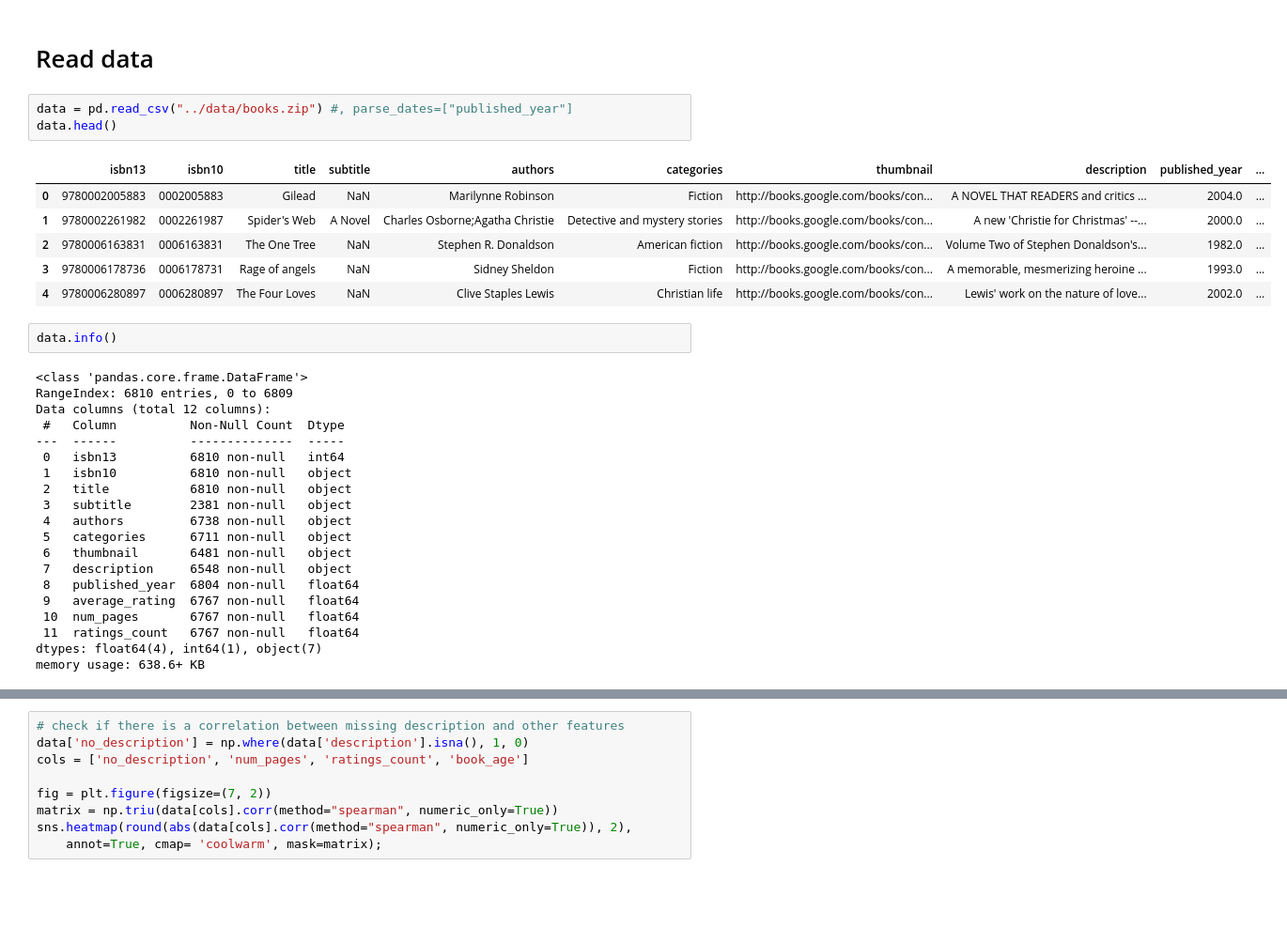
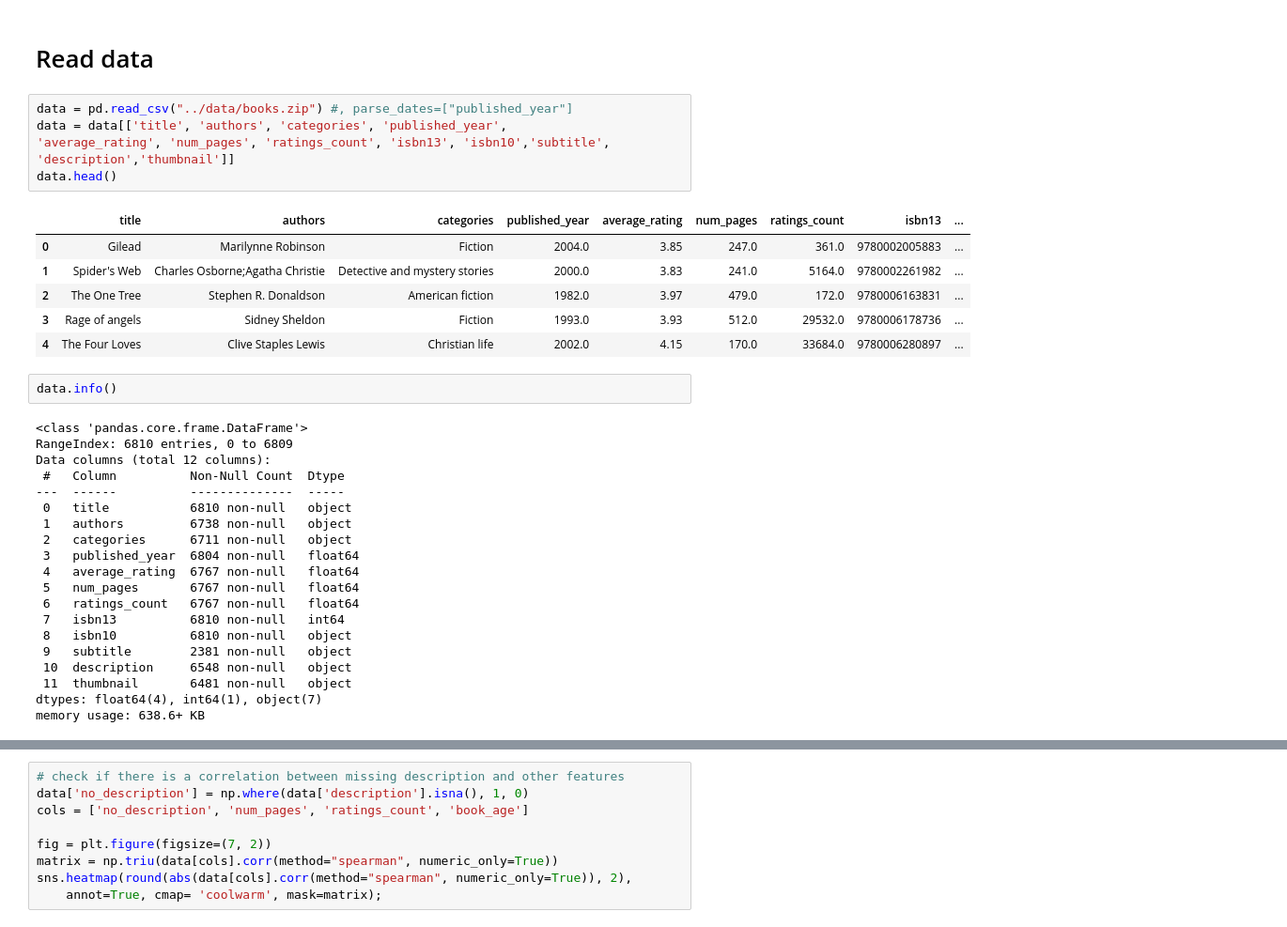
Before and after one commit to Alex1iv/recommend_system, a Jupyter notebook: notebooks/Recommend.ipynb, the cells around one changed output, grey strips where cells are left out. Shown at 94% size. Cells and saved outputs as stored; diff of their text form; blank space fills up the shorter version.

```diff
--- a/notebooks/Recommend.ipynb
+++ b/notebooks/Recommend.ipynb
@@ -47,14 +34,16 @@ pd.options.display.max_colwidth = 150
 # Read data
 # %%
 data = pd.read_csv("../data/books.zip") #, parse_dates=["published_year"]
+data = data[['title', 'authors', 'categories', 'published_year',
+'average_rating', 'num_pages', 'ratings_count', 'isbn13', 'isbn10','subtitle', 'description','thumbnail']]
 data.head()
 # %% [output]
-|  | isbn13 | isbn10 | title | subtitle | authors | categories | thumbnail | description | published_year | ... |
-| 0 | 9780002005883 | 0002005883 | Gilead | NaN | Marilynne Robinson | Fiction | http://books.google.com/books/con... | A NOVEL THAT READERS and critics ... | 2004.0 | ... |
-| 1 | 9780002261982 | 0002261987 | Spider's Web | A Novel | Charles Osborne;Agatha Christie | Detective and mystery stories | http://books.google.com/books/con... | A new 'Christie for Christmas' --... | 2000.0 | ... |
-| 2 | 9780006163831 | 0006163831 | The One Tree | NaN | Stephen R. Donaldson | American fiction | http://books.google.com/books/con... | Volume Two of Stephen Donaldson's... | 1982.0 | ... |
-| 3 | 9780006178736 | 0006178731 | Rage of angels | NaN | Sidney Sheldon | Fiction | http://books.google.com/books/con... | A memorable, mesmerizing heroine ... | 1993.0 | ... |
-| 4 | 9780006280897 | 0006280897 | The Four Loves | NaN | Clive Staples Lewis | Christian life | http://books.google.com/books/con... | Lewis' work on the nature of love... | 2002.0 | ... |
+|  | title | authors | categories | published_year | average_rating | num_pages | ratings_count | isbn13 | ... |
+| 0 | Gilead | Marilynne Robinson | Fiction | 2004.0 | 3.85 | 247.0 | 361.0 | 9780002005883 | ... |
+| 1 | Spider's Web | Charles Osborne;Agatha Christie | Detective and mystery stories | 2000.0 | 3.83 | 241.0 | 5164.0 | 9780002261982 | ... |
+| 2 | The One Tree | Stephen R. Donaldson | American fiction | 1982.0 | 3.97 | 479.0 | 172.0 | 9780006163831 | ... |
+| 3 | Rage of angels | Sidney Sheldon | Fiction | 1993.0 | 3.93 | 512.0 | 29532.0 | 9780006178736 | ... |
+| 4 | The Four Loves | Clive Staples Lewis | Christian life | 2002.0 | 4.15 | 170.0 | 33684.0 | 9780006280897 | ... |
 # %%
 data.info()
 # %% [output]
@@ -63,18 +52,18 @@ RangeIndex: 6810 entries, 0 to 6809
 Data columns (total 12 columns):
  #   Column          Non-Null Count  Dtype
 ---  ------          --------------  -----
- 0   isbn13          6810 non-null   int64
- 1   isbn10          6810 non-null   object
- 2   title           6810 non-null   object
- 3   subtitle        2381 non-null   object
- 4   authors         6738 non-null   object
- 5   categories      6711 non-null   object
- 6   thumbnail       6481 non-null   object
- 7   description     6548 non-null   object
- 8   published_year  6804 non-null   float64
- 9   average_rating  6767 non-null   float64
- 10  num_pages       6767 non-null   float64
- 11  ratings_count   6767 non-null   float64
+ 0   title           6810 non-null   object
+ 1   authors         6738 non-null   object
+ 2   categories      6711 non-null   object
+ 3   published_year  6804 non-null   float64
+ 4   average_rating  6767 non-null   float64
+ 5   num_pages       6767 non-null   float64
+ 6   ratings_count   6767 non-null   float64
+ 7   isbn13          6810 non-null   int64
+ 8   isbn10          6810 non-null   object
+ 9   subtitle        2381 non-null   object
+ 10  description     6548 non-null   object
+ 11  thumbnail       6481 non-null   object
 dtypes: float64(4), int64(1), object(7)
 memory usage: 638.6+ KB
 # %%
```
Also changed, not shown: parts of 34 cells of this notebook.
